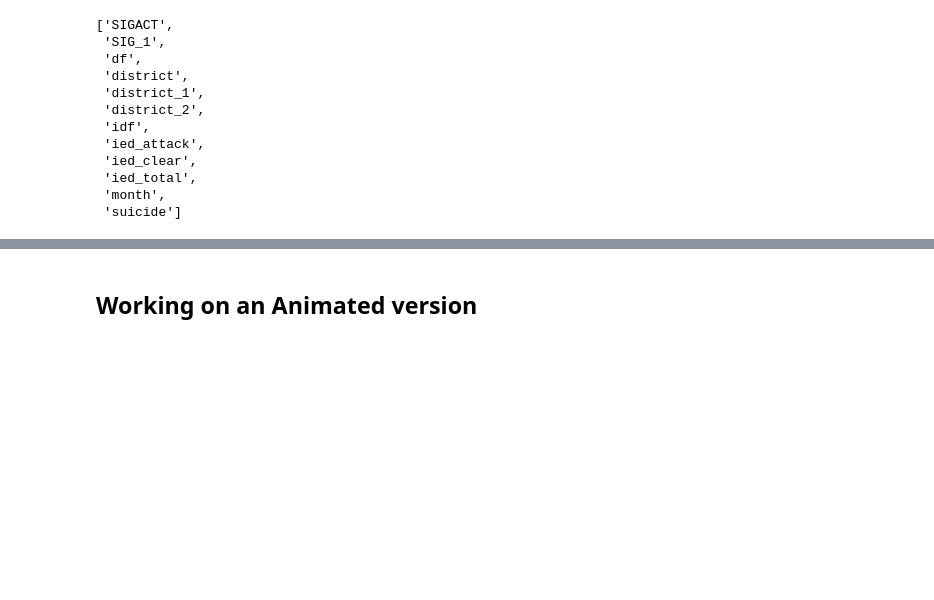
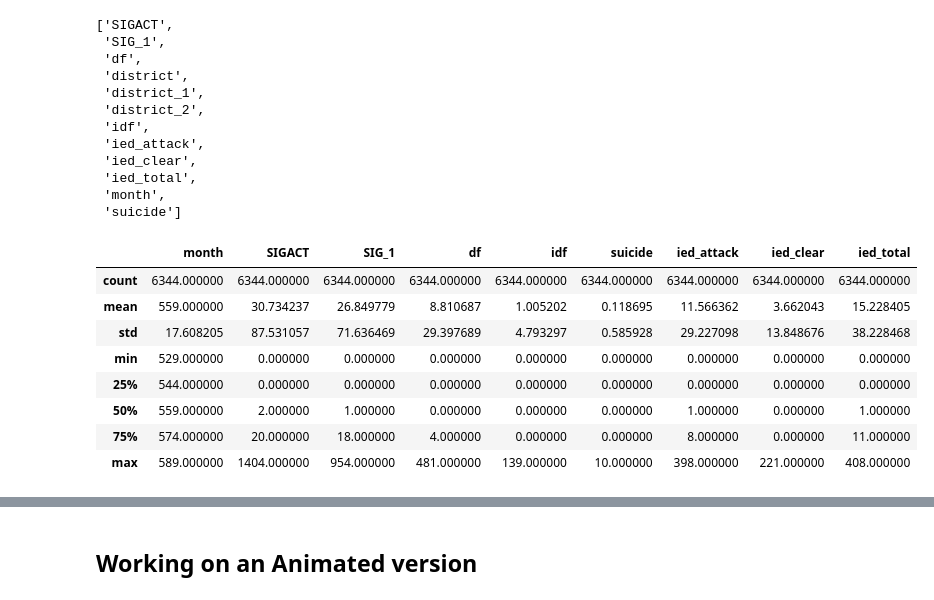
Before and after one commit to lovettbarron/securitystudies, a Jupyter notebook: civiliancasualties/01data.ipynb, the cells around one changed output, grey strips where cells are left out. Cells and saved outputs as stored; diff of their text form; code cells hidden in the pictures; blank space fills up the shorter version.

```diff
--- a/civiliancasualties/01data.ipynb
+++ b/civiliancasualties/01data.ipynb
@@ -26,6 +26,18 @@ sorted(incident.columns)
  'ied_total',
  'month',
  'suicide']
+# %%
+incident.describe()
+# %% [output]
+|  | month | SIGACT | SIG_1 | df | idf | suicide | ied_attack | ied_clear | ied_total |
+| count | 6344.000000 | 6344.000000 | 6344.000000 | 6344.000000 | 6344.000000 | 6344.000000 | 6344.000000 | 6344.000000 | 6344.000000 |
+| mean | 559.000000 | 30.734237 | 26.849779 | 8.810687 | 1.005202 | 0.118695 | 11.566362 | 3.662043 | 15.228405 |
+| std | 17.608205 | 87.531057 | 71.636469 | 29.397689 | 4.793297 | 0.585928 | 29.227098 | 13.848676 | 38.228468 |
+| min | 529.000000 | 0.000000 | 0.000000 | 0.000000 | 0.000000 | 0.000000 | 0.000000 | 0.000000 | 0.000000 |
+| 25% | 544.000000 | 0.000000 | 0.000000 | 0.000000 | 0.000000 | 0.000000 | 0.000000 | 0.000000 | 0.000000 |
+| 50% | 559.000000 | 2.000000 | 1.000000 | 0.000000 | 0.000000 | 0.000000 | 1.000000 | 0.000000 | 1.000000 |
+| 75% | 574.000000 | 20.000000 | 18.000000 | 4.000000 | 0.000000 | 0.000000 | 8.000000 | 0.000000 | 11.000000 |
+| max | 589.000000 | 1404.000000 | 954.000000 | 481.000000 | 139.000000 | 10.000000 | 398.000000 | 221.000000 | 408.000000 |
 # %%
 shape.head()
 # %% [output]
```
Also changed, not shown: parts of 3 cells of this notebook, 49 other files.
